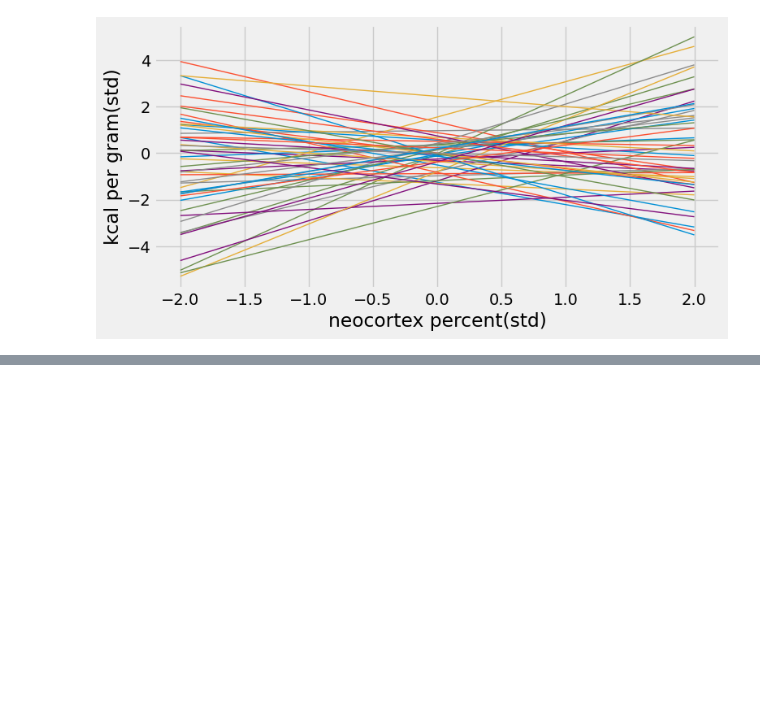
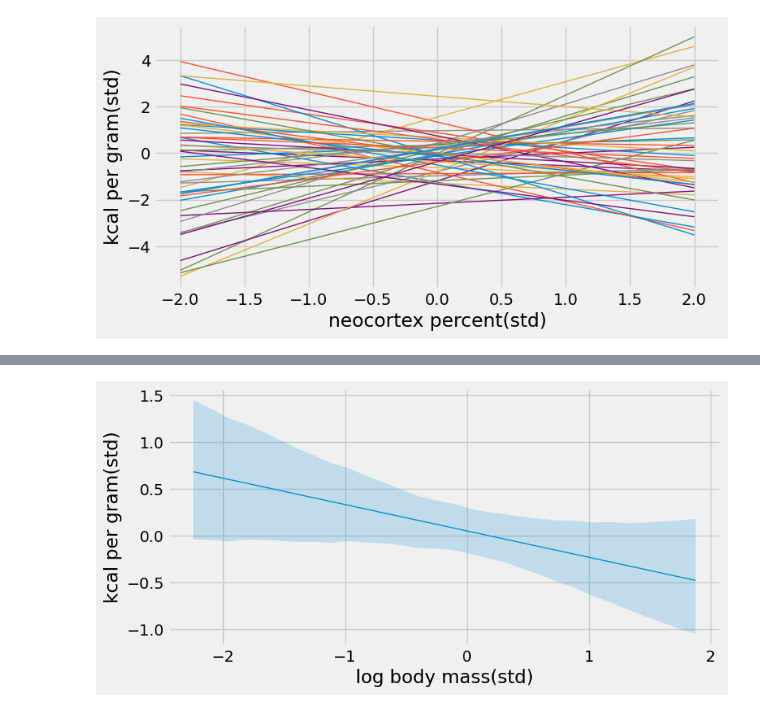
Before and after one commit to sushmit86/Statiistical_rethinking_jax, a Jupyter notebook: sushmit_05_geocentric_models.ipynb, the cells around one changed output, grey strips where cells are left out. Drawn from its saved outputs; the diff is of its cells as text; code cells hidden in the pictures; blank space fills up the shorter version.

```diff
--- a/sushmit_05_geocentric_models.ipynb
+++ b/sushmit_05_geocentric_models.ipynb
@@ -727,0 +788,15 @@ df_result_m5_5.round(3)
+# %%
+#@title 5.37 [graph]
+xseq = np.linspace(min(dcc.M) - 0.15, max(dcc.M) + 0.15,30)
+fn_mu_K_5_6 = lambda _samples,_M: _samples[:,0] + _samples[:,1] * _M
+sampled_mu_K = jax.vmap(fn_mu_K_5_6,in_axes=(None,0),out_axes=1)(df_post_samples_m_5_6.to_numpy(),xseq)
+K_PI = np.apply_along_axis(arviz.hdi, axis=0, arr=np.array(sampled_mu_K),hdi_prob=credib_interval).T
+K_mean = jnp.mean(sampled_mu_K,axis=0)
+fig,axs = plt.subplots(1,1, figsize=(8,4))
+axs.plot(xseq,K_mean,linewidth=1.0)
+axs.fill_between(xseq, K_PI[:,0],K_PI[:,1], alpha=0.2)
+axs.set_xlabel('log body mass(std)')
+axs.set_ylabel('kcal per gram(std)')
+plt.show()
+# %% [output]
+[figure, added]
```
Also changed, not shown: parts of 27 cells of this notebook.
